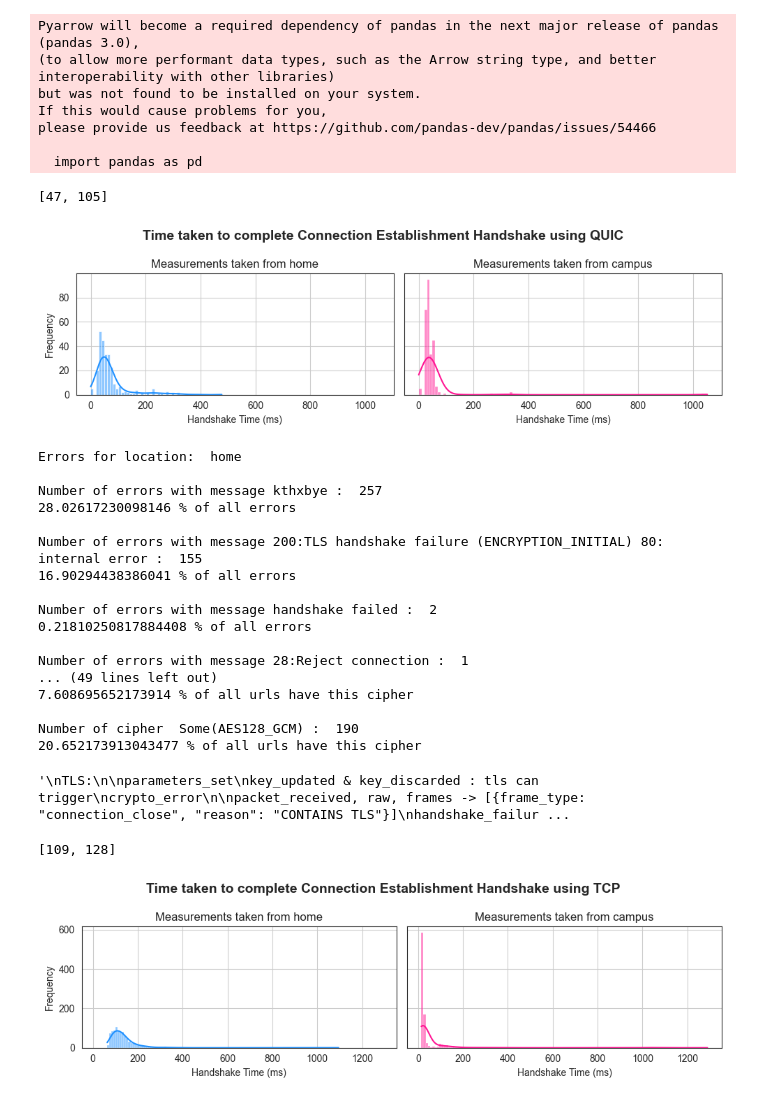
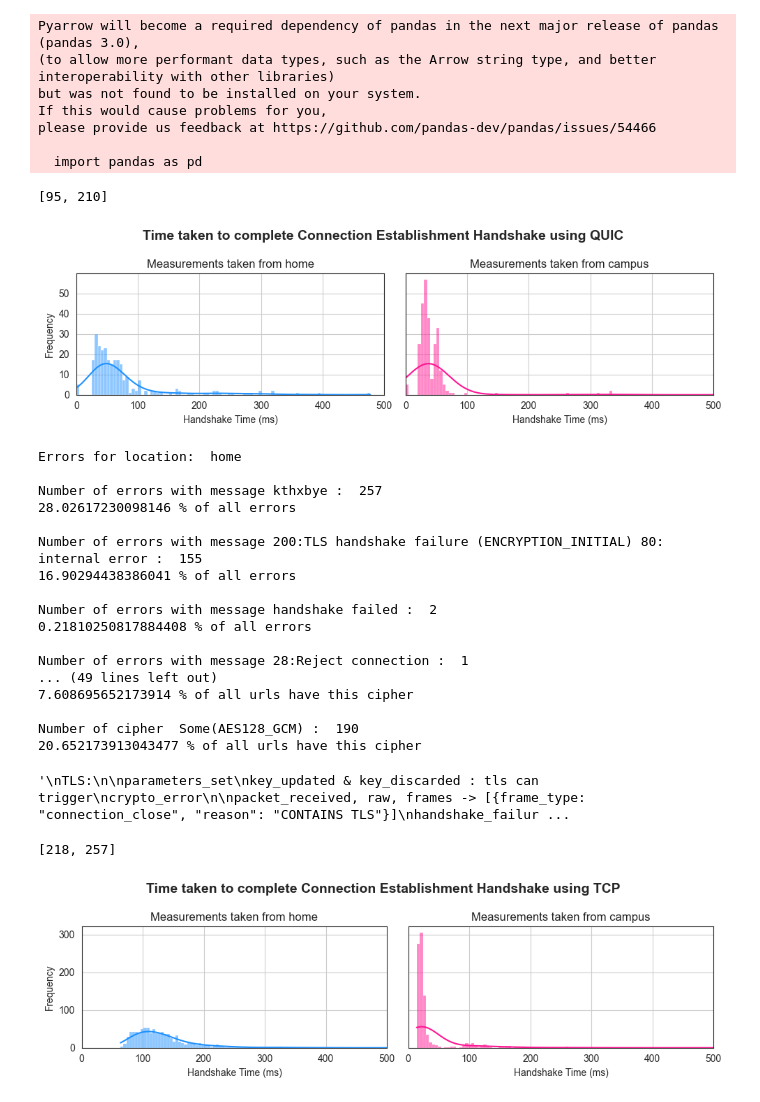
Before and after one commit to laradagata/l4project, a Jupyter notebook: src/main/data_analysis.ipynb, the cells around one changed output. Drawn from its saved outputs; the diff is of its cells as text; code cells hidden in the pictures.

Commit message:
Removed extreme outliers from distribution graphs

```diff
--- a/src/main/data_analysis.ipynb
+++ b/src/main/data_analysis.ipynb
@@ -166,7 +166,7 @@ def generateHandshakeTimeDistribution(handshake_data, proto):
 
                 if time > max_time:
                     max_time = time
-        bins.append(int(max_time // 10))
+        bins.append(int(max_time // 5))
     print(bins)
     showHistPlot(data, bins, proto)
 
@@ -184,6 +184,11 @@ def showHistPlot(data, bins, proto):
     axes[1].set_title('Measurements taken from campus')
     axes[1].set_xlabel('Handshake Time (ms)')
     axes[1].grid(True)
+
+    # Set x-axis limit for both subplots
+    x_limit = 500  # Example limit
+    axes[0].set_xlim(0, x_limit)
+    axes[1].set_xlim(0, x_limit)
 
     plt.suptitle(f'Time taken to complete Connection Establishment Handshake using {proto}', fontsize=14, fontweight='bold')
     plt.tight_layout()
@@ -283,8 +288,8 @@ generateHandshakeTimeDistribution(handshake_times, "QUIC")
 getTLSErrors(error_reasons)
 getTLSEstablishedInfo(tls_established)
 # %% [output]
-[47, 105]
+[95, 210]
-[figure, old version]
+[figure, new version]
 Errors for location:  home
 
 Number of errors with message kthxbye :  257
@@ -471,7 +476,6 @@ for folder in os.listdir():
 # %%
 #pprint.pprint(handshake_times)
 generateHandshakeTimeDistribution(handshake_times_tcp, "TCP")
-getMeanTime()
 # %% [output]
-[109, 128]
+[218, 257]
-[figure, old version]
+[figure, new version]
```
